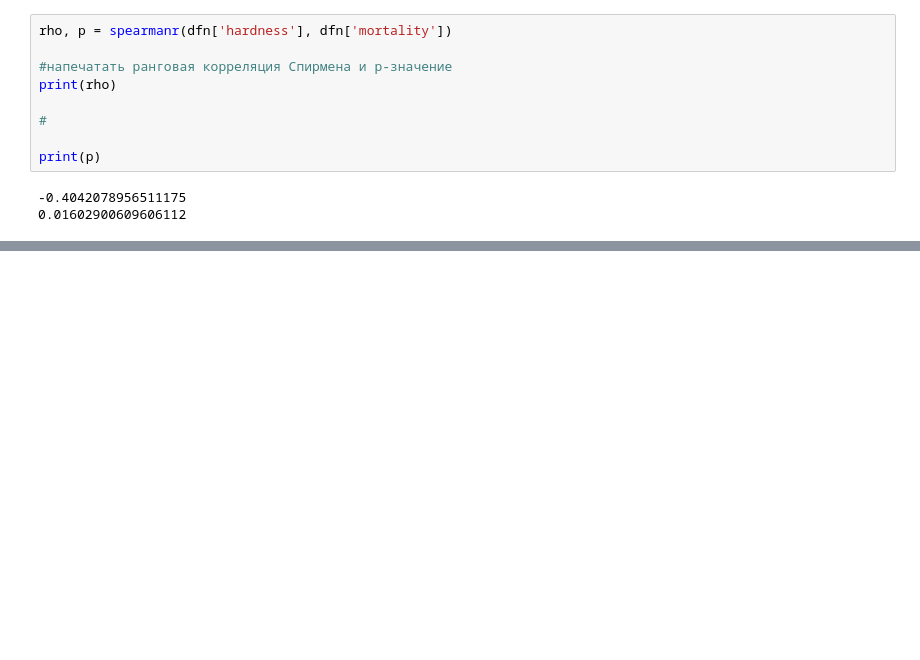
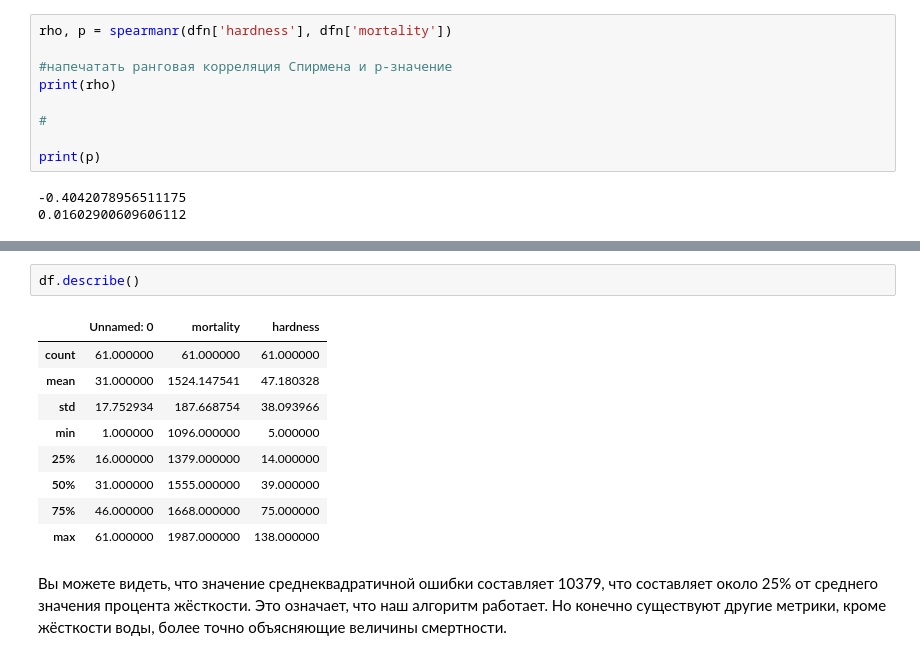
Before and after one commit to svetaepc/ds_py, a Jupyter notebook: Mortality_and_Water_2_hw.ipynb, the cells around one changed output, grey strips where cells are left out. Cells and saved outputs as stored; diff of their text form; blank space fills up the shorter version.

```diff
--- a/Mortality_and_Water_2_hw.ipynb
+++ b/Mortality_and_Water_2_hw.ipynb
@@ -266,0 +380,14 @@ print(p)
+# %%
+df.describe()
+# %% [output]
+|  | Unnamed: 0 | mortality | hardness |
+| count | 61.000000 | 61.000000 | 61.000000 |
+| mean | 31.000000 | 1524.147541 | 47.180328 |
+| std | 17.752934 | 187.668754 | 38.093966 |
+| min | 1.000000 | 1096.000000 | 5.000000 |
+| 25% | 16.000000 | 1379.000000 | 14.000000 |
+| 50% | 31.000000 | 1555.000000 | 39.000000 |
+| 75% | 46.000000 | 1668.000000 | 75.000000 |
+| max | 61.000000 | 1987.000000 | 138.000000 |
+# %% [markdown]
+Вы можете видеть, что значение среднеквадратичной ошибки составляет 10379, что составляет около 25% от среднего значения процента жёсткости. Это означает, что наш алгоритм работает. Но конечно существуют другие метрики, кроме жёсткости воды, более точно объясняющие величины смертности.
```
Also changed, not shown: parts of 10 cells of this notebook.
